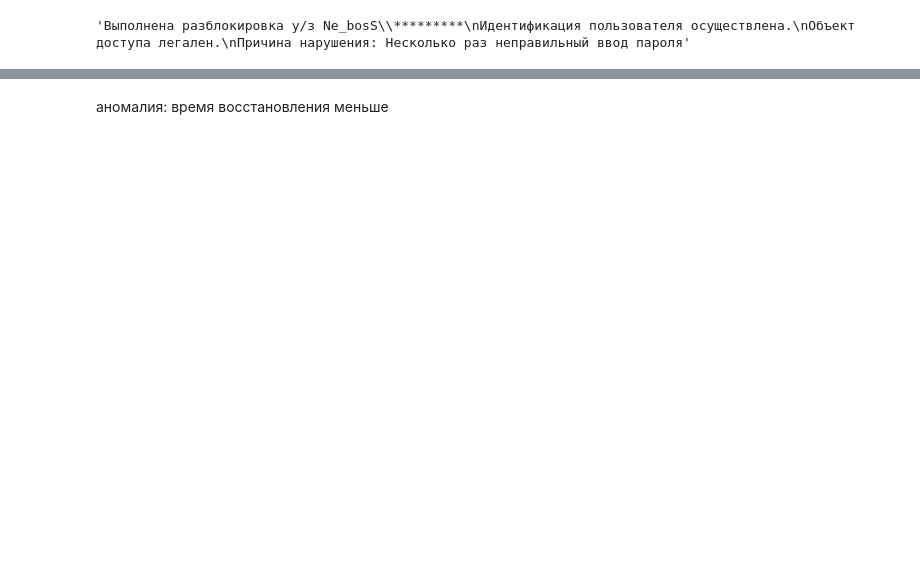
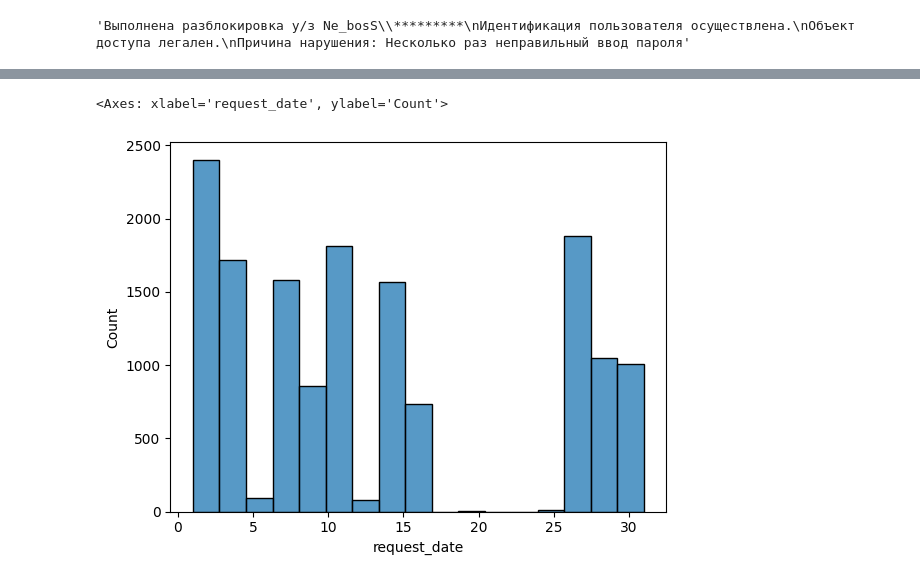
Before and after one commit to V1S10US/CBR, a Jupyter notebook: CBR_EDA.ipynb, the cells around one changed output, grey strips where cells are left out. Drawn from its saved outputs; the diff is of its cells as text; code cells hidden in the pictures; blank space fills up the shorter version.

```diff
--- a/CBR_EDA.ipynb
+++ b/CBR_EDA.ipynb
@@ -159,0 +230,6 @@ Name: recovery_date, Length: 14803, dtype: object
+# %%
+train['recovery_date'] = pd.to_datetime(train.recovery_date)
+train['request_date'] = pd.to_datetime(train.request_date)
+train['close_request_date'] = pd.to_datetime(train.close_request_date)
+
+train.tail()
@@ -160,3 +243,4 @@ Name: recovery_date, Length: 14803, dtype: object
 # %%
-train[train.recovery_date > train.close_request_date].count()
+train['hour'] = train.recovery_date.dt.hour
+train.head(10)
 # %% [output]
@@ -182,2 +257,0 @@ dtype: int64
-# %% [markdown]
-аномалия: время восстановления меньше
@@ -185,0 +258,6 @@ train.groupby(train[train.request_date == 'Saturday'])
+# %%
+train.request_date.dt.day.value_counts()
+sns.histplot(train.request_date.dt.day)
+# %% [output]
+<Axes: xlabel='request_date', ylabel='Count'>
+[figure, added]
```
Also changed, not shown: parts of 30 cells of this notebook.
